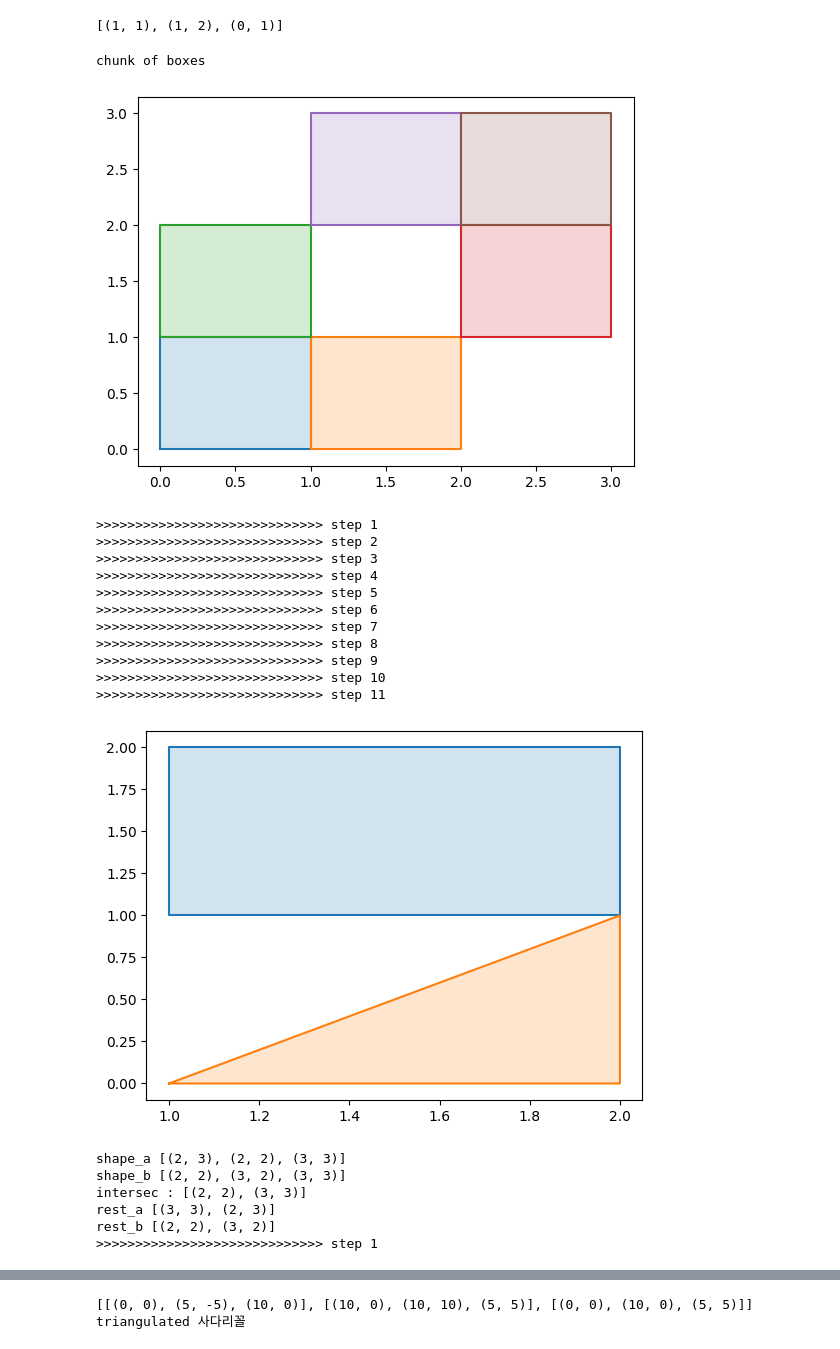
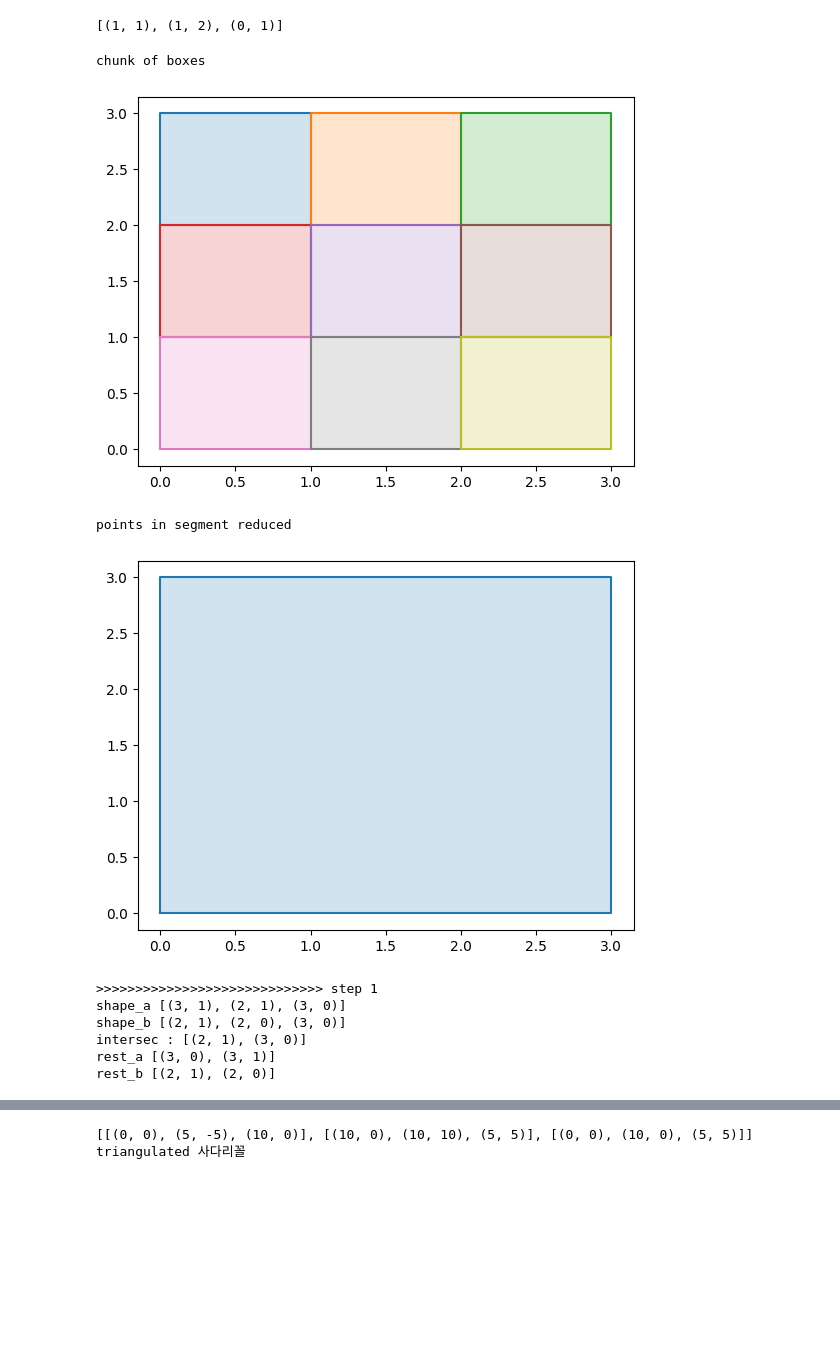
Before and after one commit to joonhyuk/python-game-engine, a Jupyter notebook: lib/foundation/libtest.ipynb, the cells around one changed output, grey strips where cells are left out. Saved outputs shown, nothing was run; the diff lists cells and outputs as text; code cells hidden in the pictures; blank space fills up the shorter version.

```diff
--- a/lib/foundation/libtest.ipynb
+++ b/lib/foundation/libtest.ipynb
@@ -27,6 +27,7 @@ def check_point_on_segment(points:list[v]) -> list[v]:
     ''' 완전한 counterclockwise hull에 대해서만 사용 가능 '''
     # print('input__', points)
     # points = list(set(points))
+    points = [v(x) for x in points]
     # points = list(dict.fromkeys(points))
     ''' 중복 제거를 할 필요 없을 듯?'''
     # print('phase_1', points)
@@ -606,39 +639,29 @@ print(convex_hull(leftover))
 # %%
 ### test over nested boxes
 b1 = [v(0,0), v(1,0), v(1,1), v(0,1)]   # 1 down-left
 b2 = [v(1,0), v(2,0), v(2,1), v(1,1)]   # 2 down
 b3 = [v(1,1), v(2,1), v(2,2), v(1,2)]   # 5 center
 b4 = [v(0,1), v(1,1), v(1,2), v(0,2)]   # 4 left
 b5 = [v(2,1), v(2,0), v(3,0), v(3,1)]   # 3 down-right
 b6 = [v(2,1), v(3,1), v(3,2), v(2,2)]   # 6 right
 b7 = [v(2,2), v(3,2), v(3,3), v(2,3)]   # 9 up-right
 b8 = [v(1,2), v(2,2), v(2,3), v(1,3)]   # 8 up
 b9 = [v(0,2), v(1,2), v(1,3), v(0,3)]   # 7 up-left
-# chunk = [b1, b2, b5, b6, b7, b8, b9, b4, b3]
+chunk = [b9, b8, b7, b4, b3, b6, b1, b2, b5]
 # chunk = [b1, b2, b5, b4, b6, b9, b8, b7]
-chunk = [b1, b2, b4, b6, b8, b7]
+# chunk = [b1, b2, b4, b6, b8, b7]
 draw(*chunk, title = 'chunk of boxes')
 draw(*test_convexes(chunk))
-for i in range(10):
+for i in range(17):
     draw(*test_convexes(chunk, i))
 # %% [output]
 chunk of boxes
-[figure, old version]
+[figure, new version]
->>>>>>>>>>>>>>>>>>>>>>>>>>>>> step 1
->>>>>>>>>>>>>>>>>>>>>>>>>>>>> step 2
->>>>>>>>>>>>>>>>>>>>>>>>>>>>> step 3
->>>>>>>>>>>>>>>>>>>>>>>>>>>>> step 4
->>>>>>>>>>>>>>>>>>>>>>>>>>>>> step 5
->>>>>>>>>>>>>>>>>>>>>>>>>>>>> step 6
->>>>>>>>>>>>>>>>>>>>>>>>>>>>> step 7
->>>>>>>>>>>>>>>>>>>>>>>>>>>>> step 8
->>>>>>>>>>>>>>>>>>>>>>>>>>>>> step 9
->>>>>>>>>>>>>>>>>>>>>>>>>>>>> step 10
->>>>>>>>>>>>>>>>>>>>>>>>>>>>> step 11
+points in segment reduced
-[figure, old version]
+[figure, new version]
-shape_a [(2, 3), (2, 2), (3, 3)]
-shape_b [(2, 2), (3, 2), (3, 3)]
-intersec : [(2, 2), (3, 3)]
-rest_a [(3, 3), (2, 3)]
-rest_b [(2, 2), (3, 2)]
 >>>>>>>>>>>>>>>>>>>>>>>>>>>>> step 1
+shape_a [(3, 1), (2, 1), (3, 0)]
+shape_b [(2, 1), (2, 0), (3, 0)]
+intersec : [(2, 1), (3, 0)]
+rest_a [(3, 0), (3, 1)]
+rest_b [(2, 1), (2, 0)]
```
Also changed, not shown: parts of 5 cells of this notebook, 4 other files.
